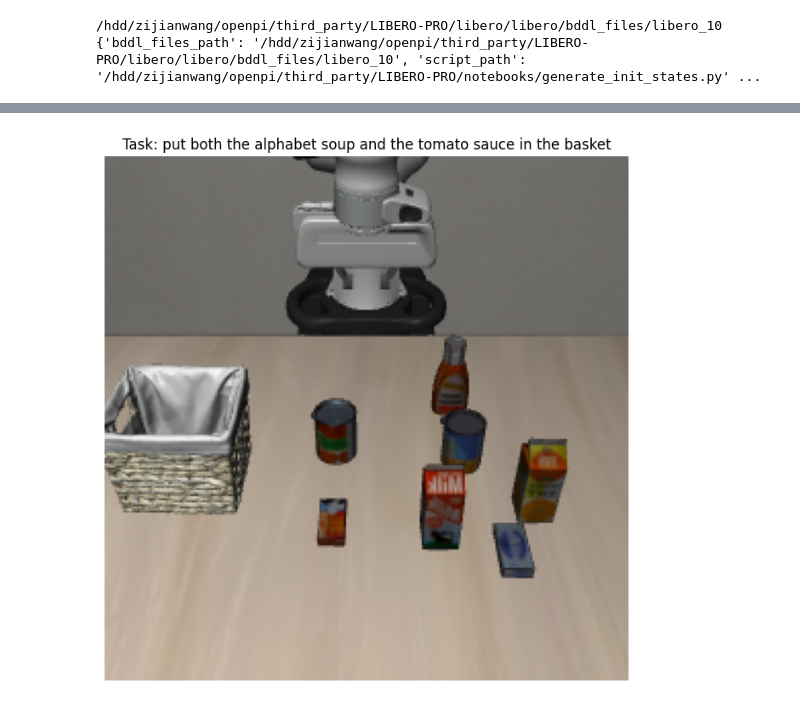
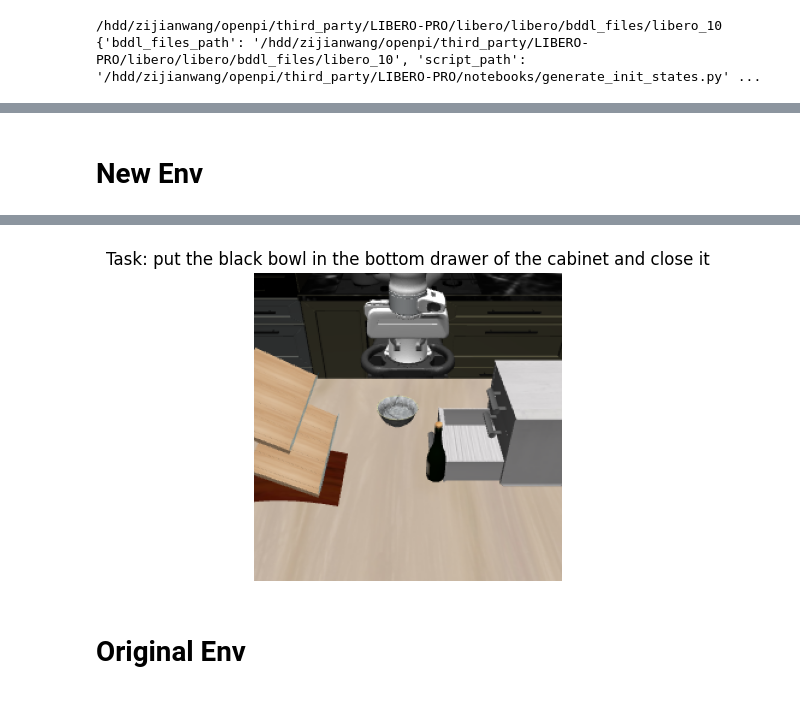
Before and after one commit to Zijian007/LIBERO-PRO, a Jupyter notebook: _demo_perturbation.ipynb, the cells around one changed output, grey strips where cells are left out. Saved outputs shown, nothing was run; the diff lists cells and outputs as text; code cells hidden in the pictures.

```diff
--- a/_demo_perturbation.ipynb
+++ b/_demo_perturbation.ipynb
@@ -84,17 +98,15 @@ if not os.path.exists(temp_dir):
 
 所有任务处理完成！
+# %% [markdown]
+# New Env
 # %%
-import pathlib
-from libero.libero import benchmark
-from libero.libero import get_libero_path
-from libero.libero.envs import OffScreenRenderEnv
-import numpy as np
-
 benchmark_dict = benchmark.get_benchmark_dict()
 task_suite = benchmark_dict["libero_10_temp"]()
 num_tasks_in_suite = task_suite.n_tasks
 # print(num_tasks_in_suite)
-task = task_suite.get_task(0)
+
+task_id = 3
+task = task_suite.get_task(task_id)
 
 def _get_libero_env(task, resolution, seed):
     """Initializes and returns the LIBERO environment, along with the task description."""
@@ -104,19 +116,15 @@ def _get_libero_env(task, resolution, seed):
     env = OffScreenRenderEnv(**env_args)
     env.seed(seed)  # IMPORTANT: seed seems to affect object positions even when using fixed initial state
     return env, task_description
+env, task_description = _get_libero_env(task, 256, 7)
+episode_id = 0
+initial_states = task_suite.get_task_init_states(episode_id)
+obs = env.reset()
+img = np.ascontiguousarray(obs["agentview_image"][::-1, ::-1])
 
 
-env, task_description = _get_libero_env(task, 256, 7)
-initial_states = task_suite.get_task_init_states(0)
 
-
-obs = env.reset()
-
-img = np.ascontiguousarray(obs["agentview_image"][::-1, ::-1])
-
-import matplotlib.pyplot as plt
-
-plt.figure(figsize=(8, 8))
+plt.figure(figsize=(4, 4))
 plt.imshow(img)
 plt.axis('off')
 plt.title(f"Task: {task_description}")
@@ -128,4 +136,6 @@ plt.show()
-[figure, old version]
+[figure, new version]
+# %% [markdown]
+# Original Env
 # %%
 import pathlib
 from libero.libero import benchmark
```
Also changed, not shown: parts of 5 cells of this notebook, 2 other files.
